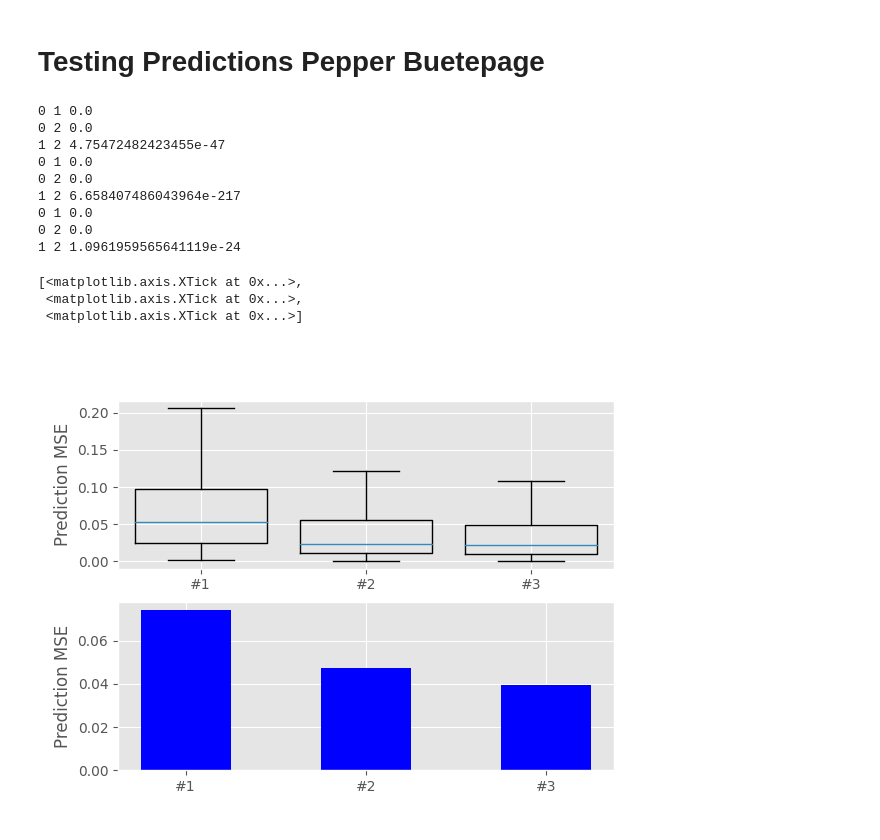
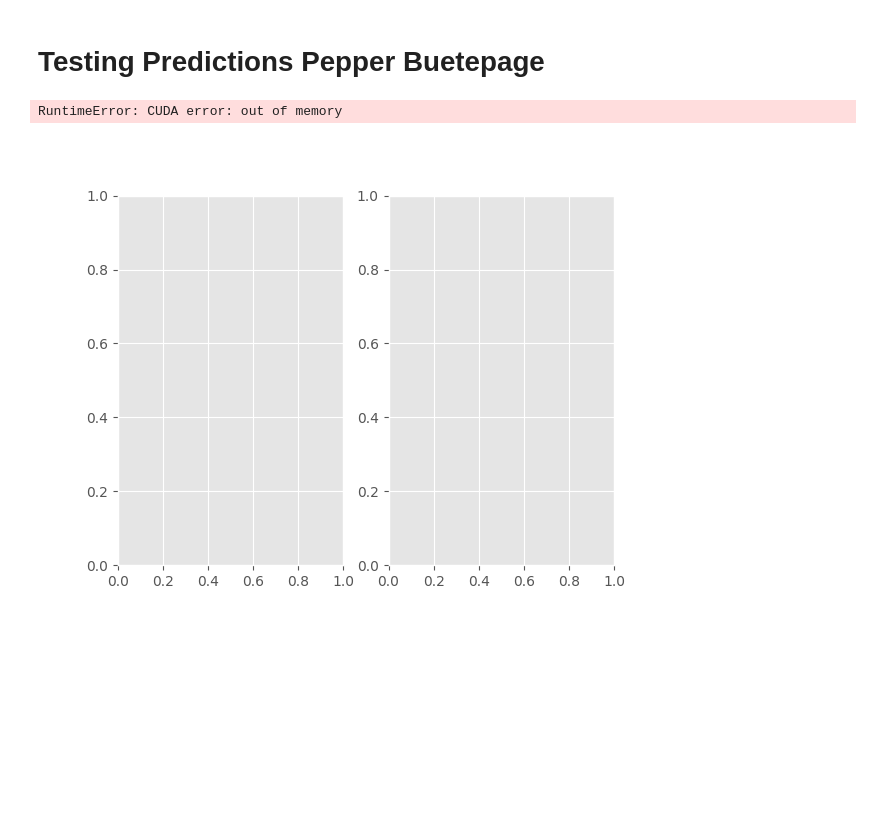
Before and after one commit to souljaboy764/mild-hri, a Jupyter notebook: mse_plotter.ipynb, the cells around one changed output. Saved outputs shown, nothing was run; the diff lists cells and outputs as text; code cells hidden in the pictures; blank space fills up the shorter version.

```diff
--- a/mse_plotter.ipynb
+++ b/mse_plotter.ipynb
@@ -9,9 +9,9 @@ from test import evaluate_ckpt
 
 fig = plt.figure()
 plt.title('MSE of predicted robot joints after observing human')
-ax_box_pred = plt.subplot(2,1,1)
+ax_box_pred = plt.subplot(1,2,1)
 # ax_box_vae = plt.subplot(2,2,2)
-ax_bar_pred = plt.subplot(2,1,2)
+ax_bar_pred = plt.subplot(1,2,2)
 # ax_bar_vae = plt.subplot(2,2,4)
 k = 0
 
@@ -21,8 +21,8 @@ pred_mse = []
 for model_type, use_cov in [
                         ('vae_vanilla', False),#, 'final.pth'),
                         # ('vae_vanilla_hsmm', False),#, 'final.pth'),
-                        # ('vae_crossrecon_samplenocovcond', False),#, 'final.pth'),
-                        # ('vae_crossrecon_samplecovcond', True),#, 'final.pth'),
+                        ('vae_crossrecon_samplenocovcond', False),#, 'final.pth'),
+                        ('vae_crossrecon_samplecovcond', True),#, 'final.pth'),
                         ('vae_crossrecon_nocovcondsampling', False),#, 'final.pth'),
                         ('vae_crossrecon_covcondsampling', True),#, 'final.pth'),
                         # ('vae_crossrecon_nocovcond', False),#, 'final.pth'),
@@ -46,7 +46,8 @@ for model_type, use_cov in [
         pred_mse_k = []
 
         for trial in range(4):
-            ckpt_path = f'logs/2023/downsampled/bp_pepper/{model_type}/z5/trial{trial}/models/{ckpt_name}'
+            ckpt_path = f'logs/2023/bp_pepper/hsmm/{model_type}/z5/trial{trial}/models/{ckpt_name}'
+
             pred_mse_ckpt, _ = evaluate_ckpt(ckpt_path, use_cov)
             pred_mse_k += pred_mse_ckpt
         pred_mse[-1].append(pred_mse_k)
@@ -64,45 +65,34 @@ for model_type, use_cov in [
         ax_box_pred.boxplot(pred_mse_k, positions=positions, showfliers=False, widths=[0.8])
         # print(f'{model_name}\t{np.mean(pred_mse):.4e} ± {np.std(pred_mse):.4e} \t{np.mean(vae_mse):.4e} ± {np.std(vae_mse):.4e}')
     k+=1
 
 p_values = np.ones((len(pred_mse), len(pred_mse)))
 for i in range(len(pred_mse)-1):
     for j in range(i+1,len(pred_mse)):
         p_values[i,j] = scipy.stats.ttest_ind(pred_mse[i][0], pred_mse[j][0]).pvalue
         print(i,j,p_values[i,j])
 
 p_values = np.ones((len(pred_mse), len(pred_mse)))
 for i in range(len(pred_mse)-1):
     for j in range(i+1,len(pred_mse)):
         p_values[i,j] = scipy.stats.ttest_rel(pred_mse[i][0], pred_mse[j][0]).pvalue
         print(i,j,p_values[i,j])
 
 p_values = np.ones((len(pred_mse), len(pred_mse)))
 for i in range(len(pred_mse)-1):
     for j in range(i+1,len(pred_mse)):
         p_values[i,j] = scipy.stats.mannwhitneyu(pred_mse[i][0], pred_mse[j][0]).pvalue
         print(i,j,p_values[i,j])
 
 
 X = np.arange(len(pred_mse))
 ax_bar_pred.bar(X, [np.mean(pred_mse[i][0]) for i in range(len(pred_mse))], color = 'b', width = 0.5)#, label='100 epochs')
 # ax_bar_pred.bar(X + 0.6, [np.mean(pred_mse[i][1]) for i in range(len(pred_mse))], color = 'm', width = 0.2, label='200 Epochs')
 ax_bar_pred.set_ylabel('Prediction MSE')
 ax_box_pred.set_ylabel('Prediction MSE')
-ax_bar_pred.set_xticks(X, ('#1', '#2', '#3'))
-ax_box_pred.set_xticks(X, ('#1', '#2', '#3'))
+ax_bar_pred.set_xticks(X, ('#1', '#2.1', '#2.2', '#3.1', '#3.1'))
+ax_box_pred.set_xticks(X, ('#1', '#2.1', '#2.2', '#3.1', '#3.2'))
 # ax_bar_pred.legend()
 # %% [output]
-0 1 0.0
-0 2 0.0
-1 2 4.75472482423455e-47
-0 1 0.0
-0 2 0.0
-1 2 6.658407486043964e-217
-0 1 0.0
-0 2 0.0
-1 2 1.0961959565641119e-24
+RuntimeError: CUDA error: out of memory
-[<matplotlib.axis.XTick at 0x...>,
- <matplotlib.axis.XTick at 0x...>,
- <matplotlib.axis.XTick at 0x...>]
-[figure, old version]
+[figure, new version]
```
Also changed, not shown: parts of 2 cells of this notebook, 4 other files.
